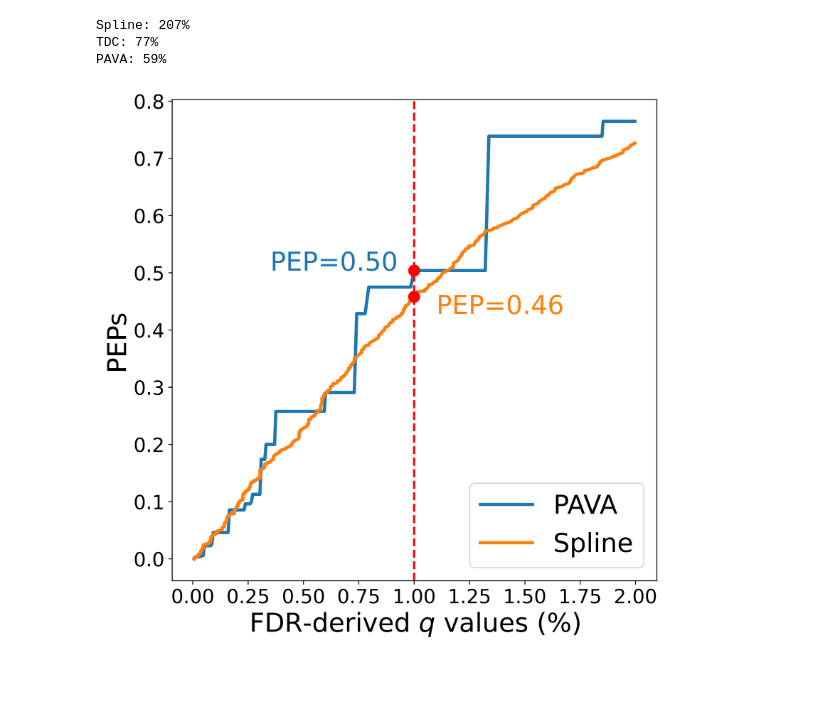
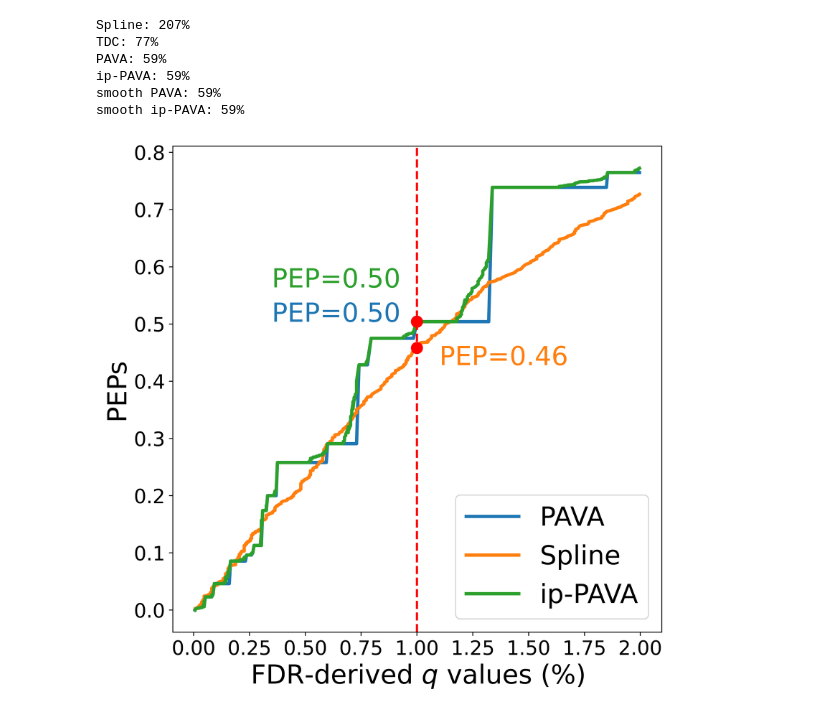
Before and after one commit to statisticalbiotechnology/smooth_q_to_pep, a Jupyter notebook: IsotonicPEP.ipynb, the cells around one changed output. Drawn from its saved outputs; the diff is of its cells as text; code cells hidden in the pictures; blank space fills up the shorter version.

```diff
--- a/IsotonicPEP.ipynb
+++ b/IsotonicPEP.ipynb
@@ -35,10 +38,11 @@ df = df_target
 # %%
 def estimate_q(df, pep_col):
     df = df.copy()
-    if df.index[0] == 0:
-        df.index += 1
-    df[f"q_{pep_col}"] = df[pep_col].cumsum() / df.index
-    return df
+    df['orig_order'] = range(len(df))
+    df_sorted = df.sort_values(by="q-value", kind="mergesort")
+    df_sorted[f"q_{pep_col}"] = df_sorted[pep_col].cumsum() / np.arange(1, len(df_sorted) + 1)
+    df_sorted = df_sorted.sort_values(by='orig_order').drop(columns='orig_order')
+    return df_sorted
 
 def cal_max_rel_diff(q_value, q_est):
     relative_difference = np.abs(q_est - q_value) / np.where(q_value != 0, q_value, np.nan)
@@ -56,36 +60,44 @@ methods = ["spline", "obs2pep", "q2pep"]
 # %%
+df = estimate_q(df, "spline")
 q_values = df["q-value"].values
 for m in methods:
-    df = estimate_q(df, m)
+    # df = estimate_q(df, m)
     max_diff = cal_max_rel_diff(df["q-value"].values, df[f"q_{m}"].values)
     print(f"{label_mapping[m]['label']}: {max_diff:.0f}%")
 # %% [output]
 Spline: 207%
 TDC: 77%
 PAVA: 59%
+ip-PAVA: 59%
+smooth PAVA: 59%
+smooth ip-PAVA: 59%
 # %%
 df_sub = df[df["q-value"] <= 0.02]
 q_values = df_sub["q-value"] * 100
 vertical_x = 1
 pep_pava = df_sub.loc[(q_values - vertical_x).abs().idxmin(), "q2pep"]
 pep_spline = df_sub.loc[(q_values - vertical_x).abs().idxmin(), "spline"]
+pep_ip_pava = df_sub.loc[(q_values - vertical_x).abs().idxmin(), "q2pep_ip"]
 
 plt.figure(figsize=(8, 8), dpi=600)
 plt.plot(q_values, df_sub["q2pep"], label='PAVA', linewidth=3, color='tab:blue')
 plt.plot(q_values, df_sub["spline"], label='Spline', linewidth=3, color='tab:orange')
+plt.plot(q_values, df_sub["q2pep_ip"], label='ip-PAVA', linewidth=3, color='tab:green')
 
 plt.axvline(x=vertical_x, color='red', linestyle='--', linewidth=2)
 plt.scatter([vertical_x], [pep_pava], color='red', s=100, zorder=3)
 plt.scatter([vertical_x], [pep_spline], color='red', s=100, zorder=3)
+plt.scatter([vertical_x], [pep_ip_pava], color='red', s=100, zorder=3)
 
 plt.text(vertical_x-0.65, pep_pava, f"PEP={pep_pava:.2f}", fontsize=24, color='tab:blue')
 plt.text(vertical_x+0.1, pep_spline-0.03, f"PEP={pep_spline:.2f}", fontsize=24, color='tab:orange')
+plt.text(vertical_x-0.65, pep_ip_pava+0.06, f"PEP={pep_ip_pava:.2f}", fontsize=24, color='tab:green')
 
 plt.xlabel("FDR-derived $q$ values (%)", fontsize=24)
 plt.ylabel("PEPs", fontsize=24)
 plt.xticks(fontsize=18)
 plt.yticks(fontsize=18)
 plt.legend(loc='lower right', fontsize=24)
 plt.show()
 # %% [output]
-[figure, old version]
+[figure, new version]
```
Also changed, not shown: parts of 5 cells of this notebook.
